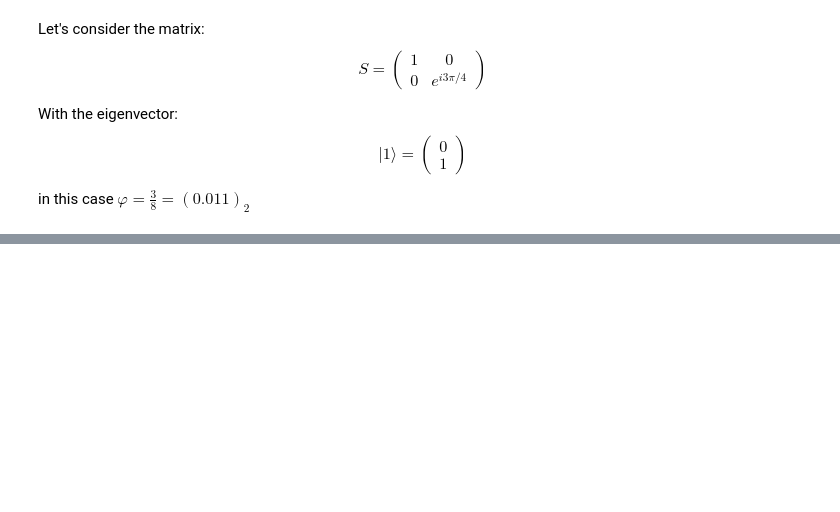
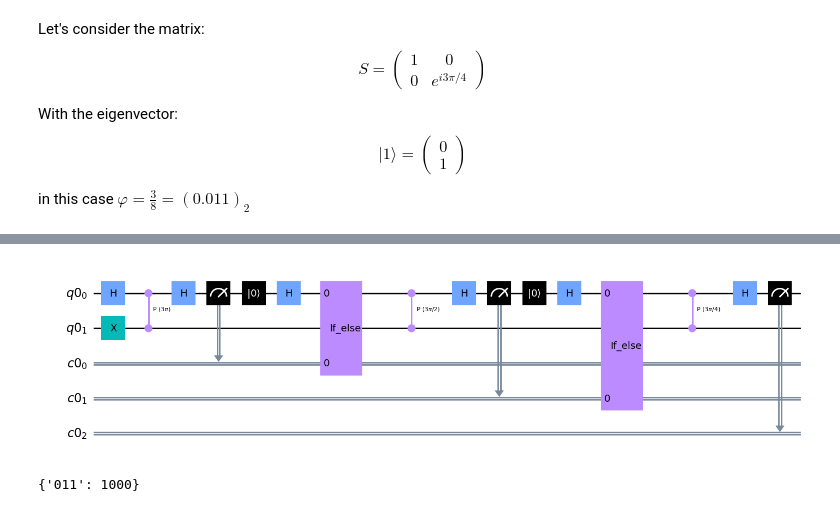
Before and after one commit to darkmatter2000/Quantum_phase_estimation, a Jupyter notebook: quantum_phase_estimation.ipynb, the cells around one changed output, grey strips where cells are left out. Drawn from its saved outputs; the diff is of its cells as text; code cells hidden in the pictures; blank space fills up the shorter version.

```diff
--- a/quantum_phase_estimation.ipynb
+++ b/quantum_phase_estimation.ipynb
@@ -90,0 +118,30 @@ NameError: name 'qr' is not defined
+# %%
+qc.reset(qr[0])
+qc.h(qr[0])
+
+# la valeur du bit du poids le plus faible est dans cr[0].
+#Si cr[0] = 1 on enléve le bit de poids le plus faible en fesant la rotation alpha_2
+#et on continu le bit n-1 devient le bit le bit de poids le plus faible
+#si cr[0] est à 0 alors on peut appliquer directement la matrice unitaire associé sans avoir
+#à faire de rotation inverse alpha_k
+with qc.if_test((cr[1] , 1)) as else_:
+    qc.p(-(3/4)*np.pi , qr[0])
+
+
+qc.cp((3/4)*np.pi , qr[0] ,qr[1])
+
+qc.h(qr[0]) # For make measure in X basis {|0> , |1>}
+qc.measure(qr[0] , cr[2])
+qc.draw("mpl")
+# %% [output]
+[figure, added]
+# %%
+from qiskit_aer import AerSimulator
+
+sim = AerSimulator()
+job = sim.run(qc, shots=1000)
+result = job.result()
+counts = result.get_counts()
+counts
+# %% [output]
+{'011': 1000}
```
Also changed, not shown: parts of 4 cells of this notebook.
